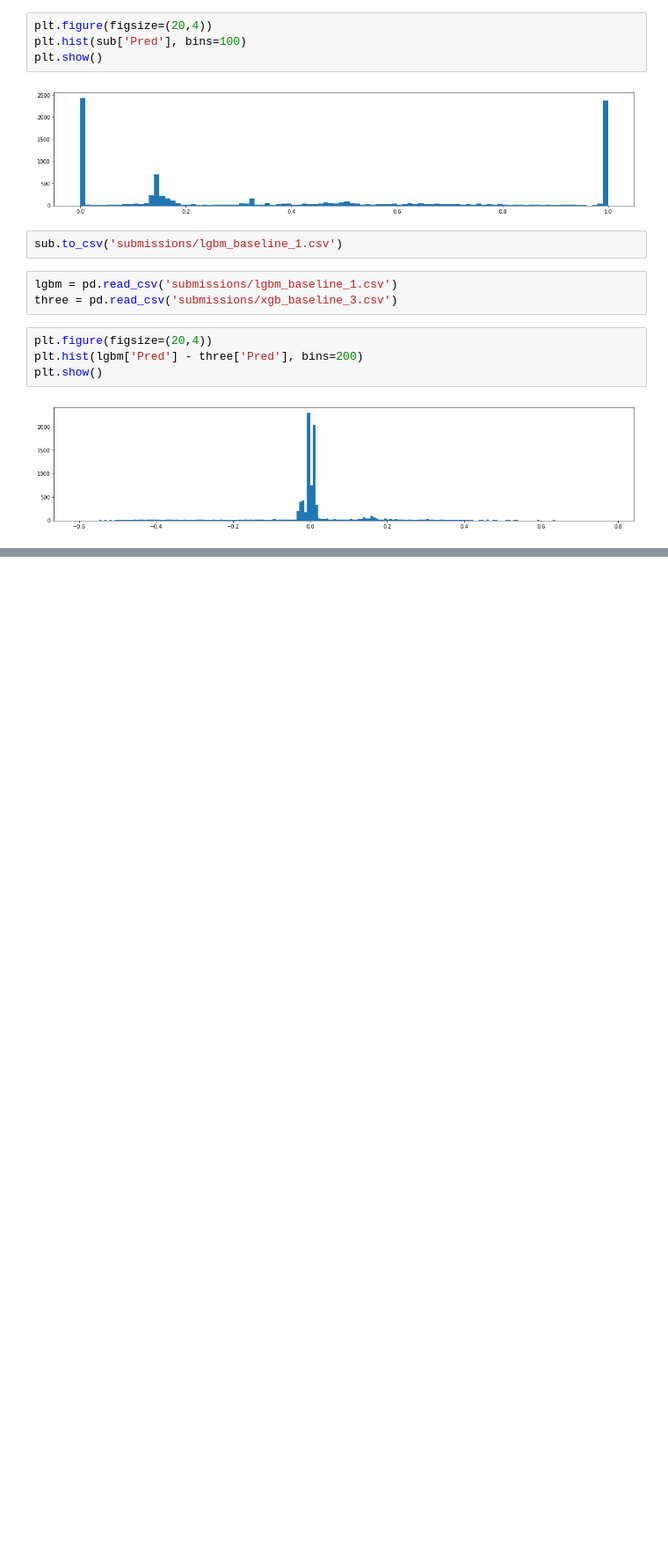
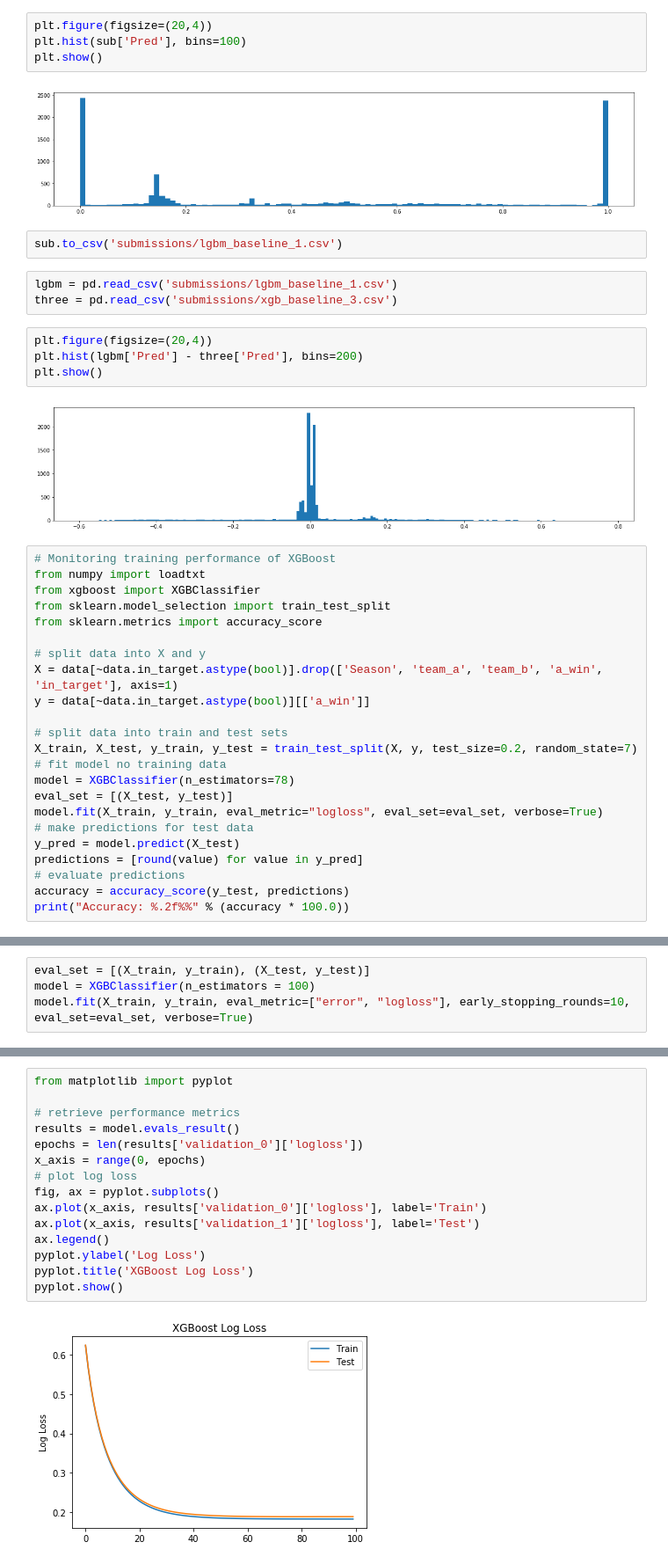
Before and after one commit to TheMoods/MarchMadness, a Jupyter notebook: 2_Feliu_LGBM.ipynb, the cells around one changed output, grey strips where cells are left out. Shown: that part at 88% size. Drawn from its saved outputs; the diff is of its cells as text; blank space fills up the shorter version.

Commit message:
New models added together with their submission files

```diff
--- a/2_Feliu_LGBM.ipynb
+++ b/2_Feliu_LGBM.ipynb
@@ -259,3 +261,26 @@ plt.hist(lgbm['Pred'] - three['Pred'], bins=200)
 plt.show()
 # %% [output]
 [figure]
+# %%
+# Monitoring training performance of XGBoost
+from numpy import loadtxt
+from xgboost import XGBClassifier
+from sklearn.model_selection import train_test_split
+from sklearn.metrics import accuracy_score
+
+# split data into X and y
+X = data[~data.in_target.astype(bool)].drop(['Season', 'team_a', 'team_b', 'a_win', 'in_target'], axis=1)
+y = data[~data.in_target.astype(bool)][['a_win']]
+
+# split data into train and test sets
+X_train, X_test, y_train, y_test = train_test_split(X, y, test_size=0.2, random_state=7)
+# fit model no training data
+model = XGBClassifier(n_estimators=78)
+eval_set = [(X_test, y_test)]
+model.fit(X_train, y_train, eval_metric="logloss", eval_set=eval_set, verbose=True)
+# make predictions for test data
+y_pred = model.predict(X_test)
+predictions = [round(value) for value in y_pred]
+# evaluate predictions
+accuracy = accuracy_score(y_test, predictions)
+print("Accuracy: %.2f%%" % (accuracy * 100.0))
@@ -261,0 +308,4 @@ plt.show()
+# %%
+eval_set = [(X_train, y_train), (X_test, y_test)]
+model = XGBClassifier(n_estimators = 100)
+model.fit(X_train, y_train, eval_metric=["error", "logloss"], early_stopping_rounds=10, eval_set=eval_set, verbose=True)
@@ -261,0 +340,17 @@ plt.show()
+# %%
+from matplotlib import pyplot
+
+# retrieve performance metrics
+results = model.evals_result()
+epochs = len(results['validation_0']['logloss'])
+x_axis = range(0, epochs)
+# plot log loss
+fig, ax = pyplot.subplots()
+ax.plot(x_axis, results['validation_0']['logloss'], label='Train')
+ax.plot(x_axis, results['validation_1']['logloss'], label='Test')
+ax.legend()
+pyplot.ylabel('Log Loss')
+pyplot.title('XGBoost Log Loss')
+pyplot.show()
+# %% [output]
+[figure, added]
```
Also changed, not shown: parts of 10 cells of this notebook, 4 other files.
